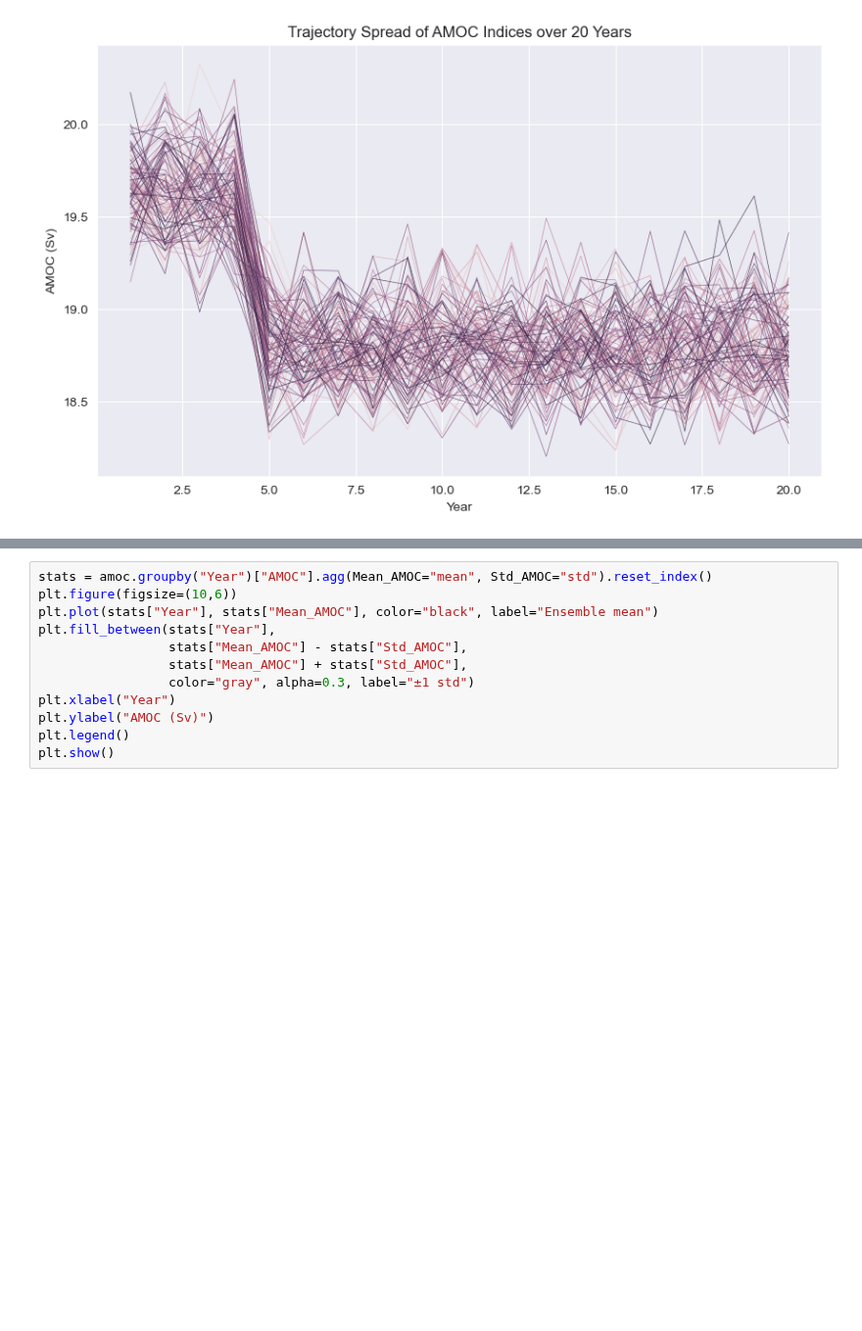
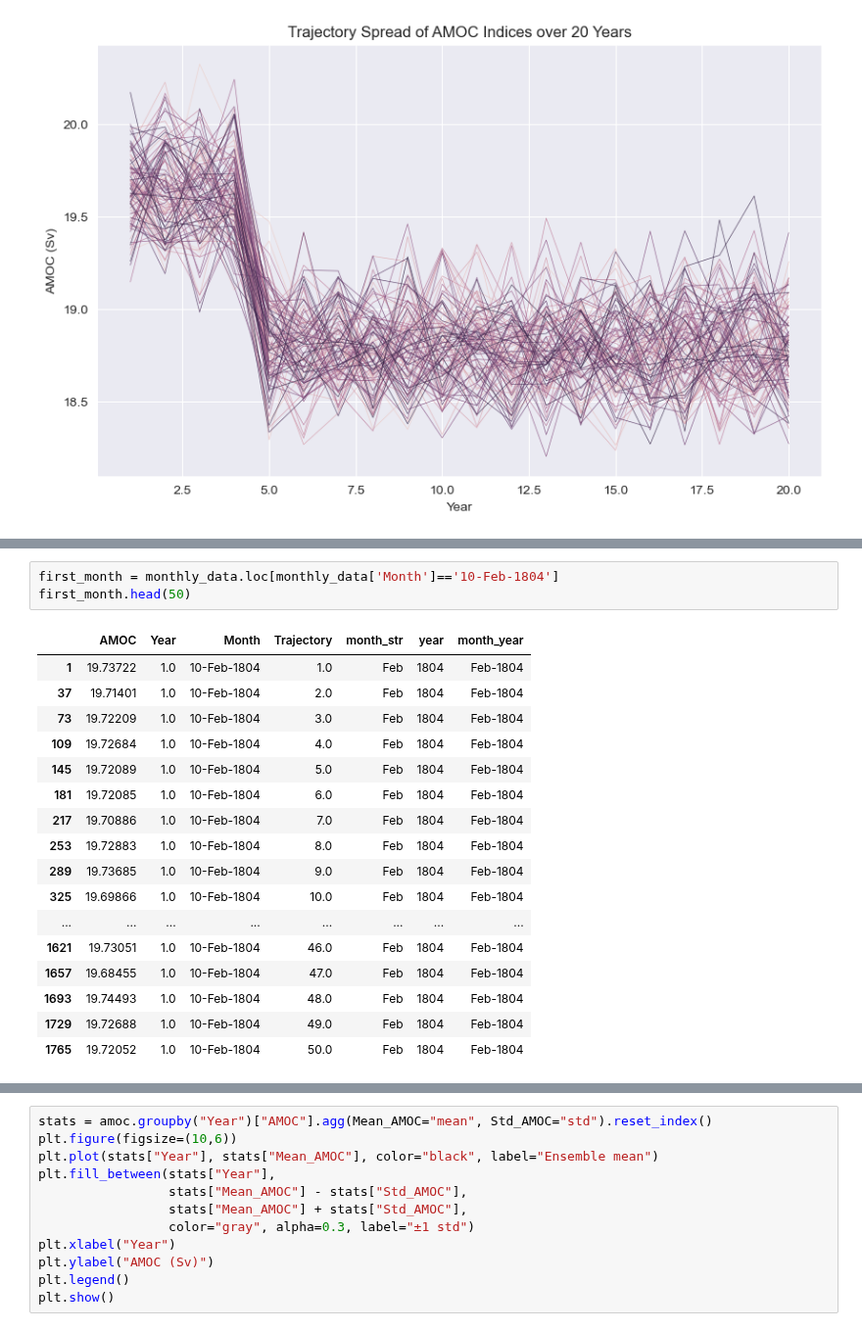
Before and after one commit to amethystaurora-robo/plasim_rare_events, a Jupyter notebook: traj_analysis.ipynb, the cells around one changed output, grey strips where cells are left out. Shown at 98% size. Saved outputs shown, nothing was run; the diff lists cells and outputs as text; blank space fills up the shorter version.

```diff
--- a/traj_analysis.ipynb
+++ b/traj_analysis.ipynb
@@ -51,0 +181,21 @@ plt.savefig("AMOC_traj_spread.png")
+# %%
+first_month = monthly_data.loc[monthly_data['Month']=='10-Feb-1804']
+first_month.head(50)
+# %% [output]
+|  | AMOC | Year | Month | Trajectory | month_str | year | month_year |
+| 1 | 19.73722 | 1.0 | 10-Feb-1804 | 1.0 | Feb | 1804 | Feb-1804 |
+| 37 | 19.71401 | 1.0 | 10-Feb-1804 | 2.0 | Feb | 1804 | Feb-1804 |
+| 73 | 19.72209 | 1.0 | 10-Feb-1804 | 3.0 | Feb | 1804 | Feb-1804 |
+| 109 | 19.72684 | 1.0 | 10-Feb-1804 | 4.0 | Feb | 1804 | Feb-1804 |
+| 145 | 19.72089 | 1.0 | 10-Feb-1804 | 5.0 | Feb | 1804 | Feb-1804 |
+| 181 | 19.72085 | 1.0 | 10-Feb-1804 | 6.0 | Feb | 1804 | Feb-1804 |
+| 217 | 19.70886 | 1.0 | 10-Feb-1804 | 7.0 | Feb | 1804 | Feb-1804 |
+| 253 | 19.72883 | 1.0 | 10-Feb-1804 | 8.0 | Feb | 1804 | Feb-1804 |
+| 289 | 19.73685 | 1.0 | 10-Feb-1804 | 9.0 | Feb | 1804 | Feb-1804 |
+| 325 | 19.69866 | 1.0 | 10-Feb-1804 | 10.0 | Feb | 1804 | Feb-1804 |
+| ... | ... | ... | ... | ... | ... | ... | ... |
+| 1621 | 19.73051 | 1.0 | 10-Feb-1804 | 46.0 | Feb | 1804 | Feb-1804 |
+| 1657 | 19.68455 | 1.0 | 10-Feb-1804 | 47.0 | Feb | 1804 | Feb-1804 |
+| 1693 | 19.74493 | 1.0 | 10-Feb-1804 | 48.0 | Feb | 1804 | Feb-1804 |
+| 1729 | 19.72688 | 1.0 | 10-Feb-1804 | 49.0 | Feb | 1804 | Feb-1804 |
+| 1765 | 19.72052 | 1.0 | 10-Feb-1804 | 50.0 | Feb | 1804 | Feb-1804 |
```
Also changed, not shown: parts of 15 cells of this notebook, 4 other files.
